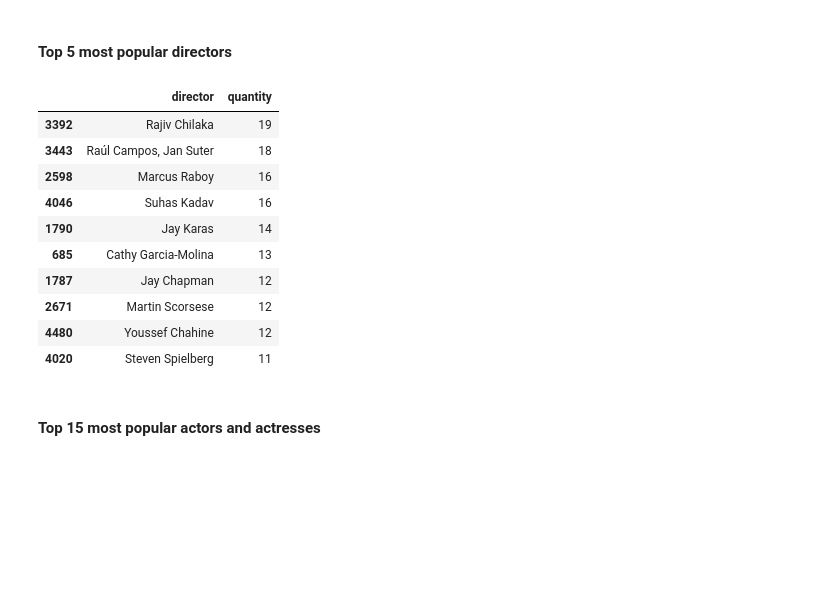
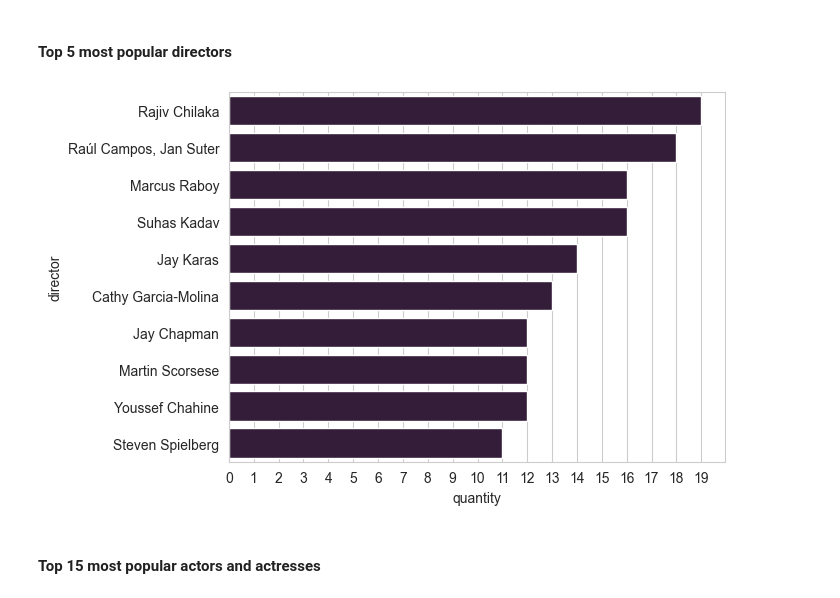
Before and after one commit to dubajstan/Netflix-Titles-Analysis, a Jupyter notebook: src/main.ipynb, the cells around one changed output. Saved outputs shown, nothing was run; the diff lists cells and outputs as text; code cells hidden in the pictures; blank space fills up the shorter version.

```diff
--- a/src/main.ipynb
+++ b/src/main.ipynb
@@ -48,19 +48,11 @@ ax.bar_label(ax.containers[0], fmt='%.2f%%')
 #### Top 5 most popular directors
 # %%
 directors = df.groupby('director').size().reset_index(name='quantity')
-directors.nlargest(10, 'quantity')
+top_directors = directors.nlargest(10, 'quantity')
+ax1 = sns.barplot(data=top_directors, x='quantity', y='director')
+ax1.xaxis.set_major_locator(plt.MultipleLocator(1))
 # %% [output]
-|  | director | quantity |
-| 3392 | Rajiv Chilaka | 19 |
-| 3443 | Raúl Campos, Jan Suter | 18 |
-| 2598 | Marcus Raboy | 16 |
-| 4046 | Suhas Kadav | 16 |
-| 1790 | Jay Karas | 14 |
-| 685 | Cathy Garcia-Molina | 13 |
-| 1787 | Jay Chapman | 12 |
-| 2671 | Martin Scorsese | 12 |
-| 4480 | Youssef Chahine | 12 |
-| 4020 | Steven Spielberg | 11 |
+[figure, added]
 # %% [markdown]
 #### Top 15 most popular actors and actresses
 # %%
```
Also changed, not shown: parts of 1 cell of this notebook, 1 other file.
